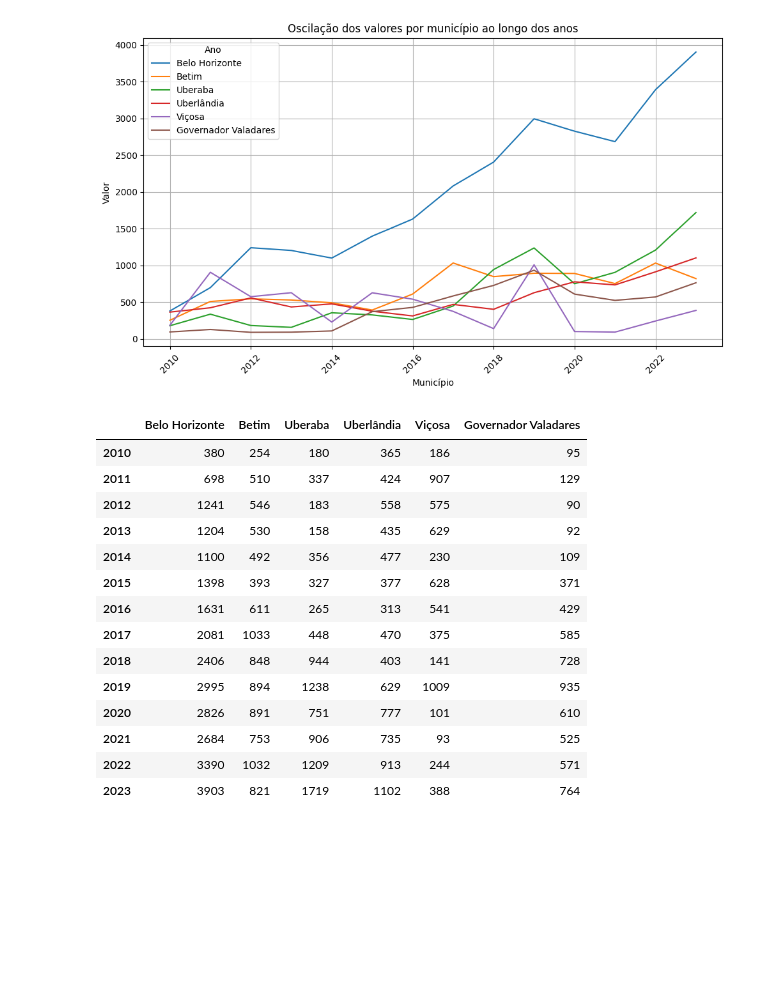
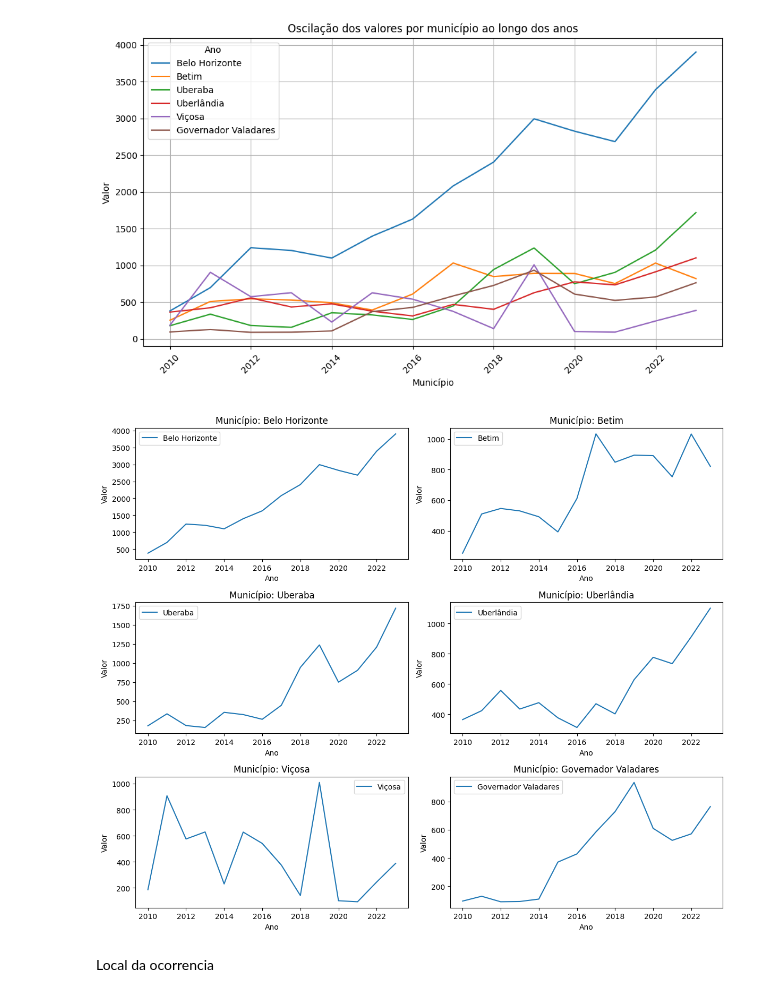
Before and after one commit to AlexeiAltamira/Portfolio, a Jupyter notebook: Violencia_contra_mulher.ipynb, the cells around one changed output. Cells and saved outputs as stored; diff of their text form; code cells hidden in the pictures; blank space fills up the shorter version.

```diff
--- a/Violencia_contra_mulher.ipynb
+++ b/Violencia_contra_mulher.ipynb
@@ -71,16 +71,16 @@ for todos in arquivo:
 # Nas colunas a seguir, como são colunas relevantes, opto por substituir os valores nulos por 'Não informado'. Para não ocorrer perda de dados.
   nulos(todos, 'CS_RACA', 'Ignorado')
   nulos(todos, 'ID_MN_RESI', 'Não informado')
-  nulos(todos, 'LOCAL_OCOR', 'Não informado')
-  nulos(todos, 'OUT_VEZES', 'Não informado')
-  nulos(todos, 'LES_AUTOP', 'Não informado')
-  nulos(todos, 'VIOL_FISIC', 'Não informado')
-  nulos(todos, 'VIOL_PSICO', 'Não informado')
-  nulos(todos, 'VIOL_SEXU', 'Não informado')
-  nulos(todos, 'NUM_ENVOLV', 'Não informado')
-  nulos(todos, 'AUTOR_SEXO', 'Não informado')
-  nulos(todos, 'ORIENT_SEX', 'Não informado')
-  nulos(todos, 'IDENT_GEN', 'Não informado')
+  nulos(todos, 'LOCAL_OCOR', 'Ignorado')
+  nulos(todos, 'OUT_VEZES', 'Ignorado')
+  nulos(todos, 'LES_AUTOP', 'Ignorado')
+  nulos(todos, 'VIOL_FISIC', 'Ignorado')
+  nulos(todos, 'VIOL_PSICO', 'Ignorado')
+  nulos(todos, 'VIOL_SEXU', 'Ignorado')
+  nulos(todos, 'NUM_ENVOLV', 'Ignorado')
+  nulos(todos, 'AUTOR_SEXO', 'Ignorado')
+  nulos(todos, 'ORIENT_SEX', 'Ignorado')
+  nulos(todos, 'IDENT_GEN', 'Ignorado')
   ano += 1
 # %% [markdown]
 Oscilação de denuncias por ano
@@ -282,6 +282,7 @@ plt.show()
 # %% [markdown]
 Municipio da denuncia
 # %%
+municipios = {}
 # Concatenando todos os dataframes em um único dataframe
 mulher_concatenado = pd.concat(arquivo)
 
@@ -316,22 +317,28 @@ plt.tight_layout()  # Ajusta automaticamente o layout do gráfico para evitar so
 plt.show()
 # %% [output]
 [figure]
-# %%
-# Dataframe com a evolução de número de casos, dos 6 municípios que mais tem casos
-municipios
-# %% [output]
-|  | Belo Horizonte | Betim | Uberaba | Uberlândia | Viçosa | Governador Valadares |
-| 2010 | 380 | 254 | 180 | 365 | 186 | 95 |
-| 2011 | 698 | 510 | 337 | 424 | 907 | 129 |
-| 2012 | 1241 | 546 | 183 | 558 | 575 | 90 |
-| 2013 | 1204 | 530 | 158 | 435 | 629 | 92 |
-| 2014 | 1100 | 492 | 356 | 477 | 230 | 109 |
-| 2015 | 1398 | 393 | 327 | 377 | 628 | 371 |
-| 2016 | 1631 | 611 | 265 | 313 | 541 | 429 |
-| 2017 | 2081 | 1033 | 448 | 470 | 375 | 585 |
-| 2018 | 2406 | 848 | 944 | 403 | 141 | 728 |
-| 2019 | 2995 | 894 | 1238 | 629 | 1009 | 935 |
-| 2020 | 2826 | 891 | 751 | 777 | 101 | 610 |
-| 2021 | 2684 | 753 | 906 | 735 | 93 | 525 |
-| 2022 | 3390 | 1032 | 1209 | 913 | 244 | 571 |
-| 2023 | 3903 | 821 | 1719 | 1102 | 388 | 764 |
+# %%
+# Criação de subplots com 3 linhas e 2 colunas
+fig, axes = plt.subplots(nrows=3, ncols=2, figsize=(12, 10))
+
+# Iteração sobre os municípios e seus respectivos índices
+for i, municipio in enumerate(top_6_municipios):
+    # Calcula a posição do subplot
+    row = i // 2
+    col = i % 2
+    # Plota o gráfico para o município atual na posição correta
+    municipios[municipio].plot(ax=axes[row, col], kind='line')
+    # Adiciona título para cada subplot
+    axes[row, col].set_title(f'Município: {municipio}')
+    # Adiciona rótulos e legendas
+    axes[row, col].set_xlabel('Ano')
+    axes[row, col].set_ylabel('Valor')
+    axes[row, col].legend([municipio])
+
+# Ajustes de layout
+plt.tight_layout()
+plt.show()
+# %% [output]
+[figure, added]
+# %% [markdown]
+Local da ocorrencia
```
Also changed, not shown: parts of 13 cells of this notebook.
